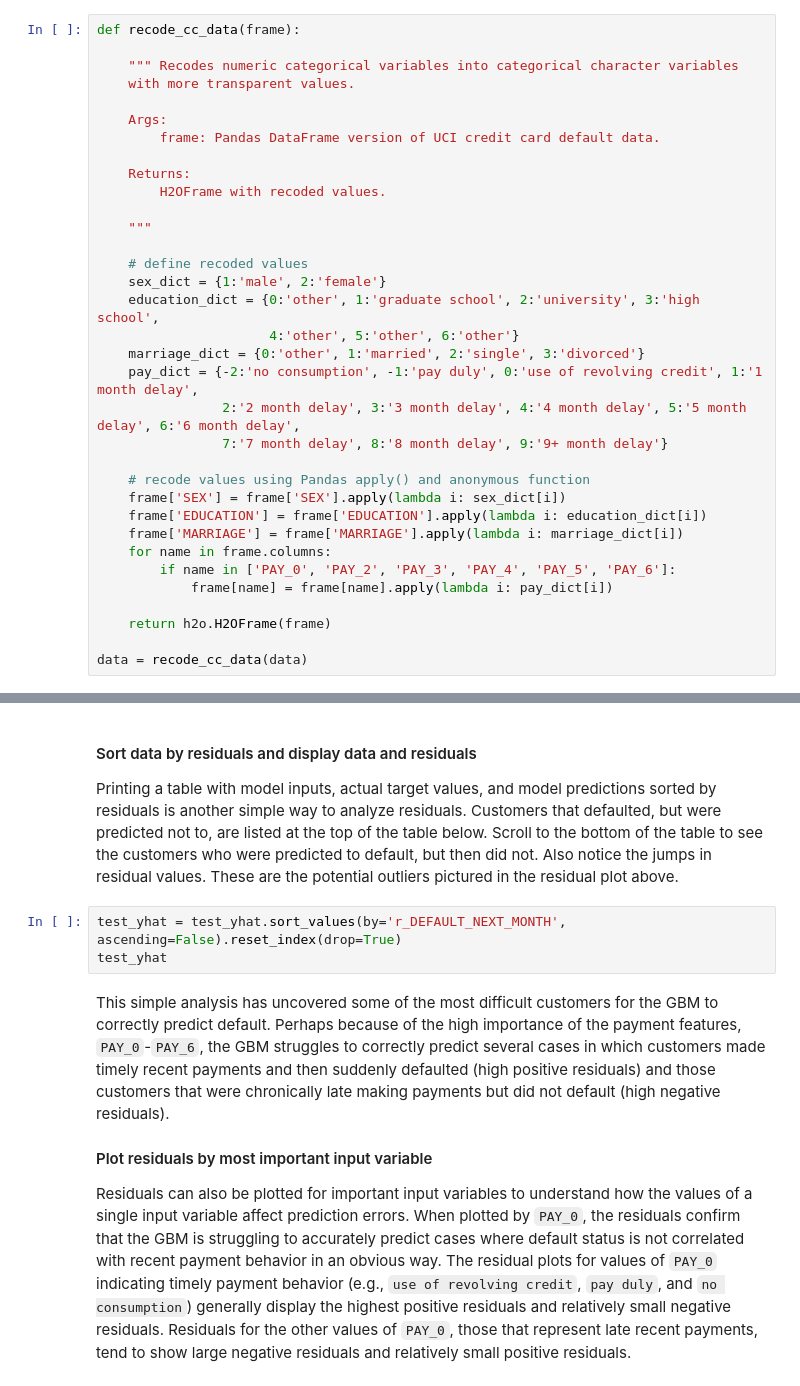
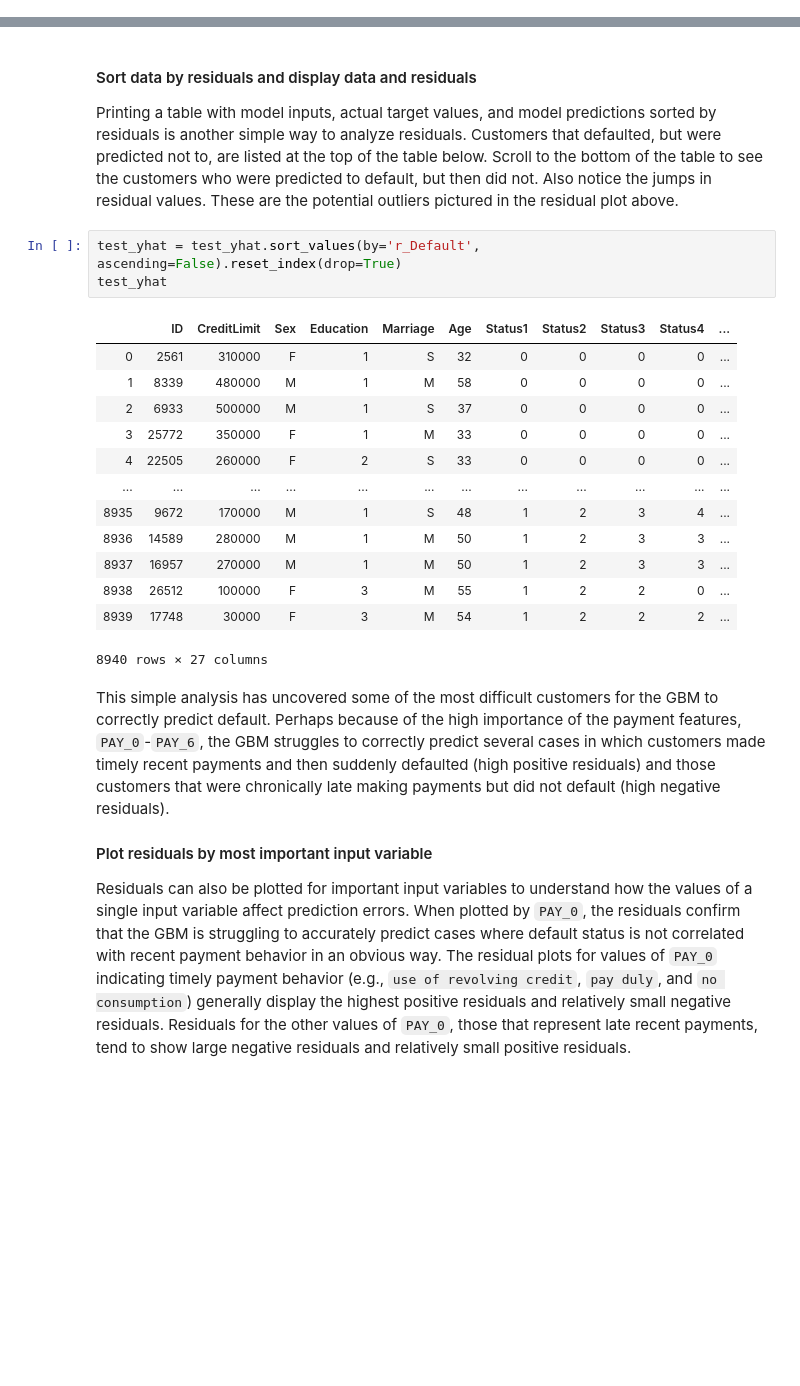
Before and after one commit to davidwhiting/aquarium_h2o3_sw, a Jupyter notebook: contents/develop/my_mli/resid_sens_analysis.ipynb, the cells around one changed output, grey strips where cells are left out. Drawn from its saved outputs; the diff is of its cells as text; blank space fills up the shorter version.

```diff
--- a/contents/develop/my_mli/resid_sens_analysis.ipynb
+++ b/contents/develop/my_mli/resid_sens_analysis.ipynb
@@ -109,36 +187,2 @@ This simple function maps longer, more understandable character string values fr
-# %%
-def recode_cc_data(frame):
-
-    """ Recodes numeric categorical variables into categorical character variables
-    with more transparent values.
-
-    Args:
-        frame: Pandas DataFrame version of UCI credit card default data.
-
-    Returns:
-        H2OFrame with recoded values.
-
-    """
-
-    # define recoded values
-    sex_dict = {1:'male', 2:'female'}
-    education_dict = {0:'other', 1:'graduate school', 2:'university', 3:'high school',
-                      4:'other', 5:'other', 6:'other'}
-    marriage_dict = {0:'other', 1:'married', 2:'single', 3:'divorced'}
-    pay_dict = {-2:'no consumption', -1:'pay duly', 0:'use of revolving credit', 1:'1 month delay',
-                2:'2 month delay', 3:'3 month delay', 4:'4 month delay', 5:'5 month delay', 6:'6 month delay',
-                7:'7 month delay', 8:'8 month delay', 9:'9+ month delay'}
-
-    # recode values using Pandas apply() and anonymous function
-    frame['SEX'] = frame['SEX'].apply(lambda i: sex_dict[i])
-    frame['EDUCATION'] = frame['EDUCATION'].apply(lambda i: education_dict[i])
-    frame['MARRIAGE'] = frame['MARRIAGE'].apply(lambda i: marriage_dict[i])
-    for name in frame.columns:
-        if name in ['PAY_0', 'PAY_2', 'PAY_3', 'PAY_4', 'PAY_5', 'PAY_6']:
-            frame[name] = frame[name].apply(lambda i: pay_dict[i])
-
-    return h2o.H2OFrame(frame)
-
-data = recode_cc_data(data)
 # %% [markdown]
 #### Ensure target is handled as a categorical variable
@@ -232,8 +316,22 @@ _ = ax_.legend(loc=1) # legend
 #### Sort data by residuals and display data and residuals
 Printing a table with model inputs, actual target values, and model predictions sorted by residuals is another simple way to analyze residuals. Customers that defaulted, but were predicted not to, are listed at the top of the table below. Scroll to the bottom of the table to see the customers who were predicted to default, but then did not. Also notice the jumps in residual values. These are the potential outliers pictured in the residual plot above.
 # %%
-test_yhat = test_yhat.sort_values(by='r_DEFAULT_NEXT_MONTH', ascending=False).reset_index(drop=True)
+test_yhat = test_yhat.sort_values(by='r_Default', ascending=False).reset_index(drop=True)
 test_yhat
+# %% [output]
+|  | ID | CreditLimit | Sex | Education | Marriage | Age | Status1 | Status2 | Status3 | Status4 | ... |
+| 0 | 2561 | 310000 | F | 1 | S | 32 | 0 | 0 | 0 | 0 | ... |
+| 1 | 8339 | 480000 | M | 1 | M | 58 | 0 | 0 | 0 | 0 | ... |
+| 2 | 6933 | 500000 | M | 1 | S | 37 | 0 | 0 | 0 | 0 | ... |
+| 3 | 25772 | 350000 | F | 1 | M | 33 | 0 | 0 | 0 | 0 | ... |
+| 4 | 22505 | 260000 | F | 2 | S | 33 | 0 | 0 | 0 | 0 | ... |
+| ... | ... | ... | ... | ... | ... | ... | ... | ... | ... | ... | ... |
+| 8935 | 9672 | 170000 | M | 1 | S | 48 | 1 | 2 | 3 | 4 | ... |
+| 8936 | 14589 | 280000 | M | 1 | M | 50 | 1 | 2 | 3 | 3 | ... |
+| 8937 | 16957 | 270000 | M | 1 | M | 50 | 1 | 2 | 3 | 3 | ... |
+| 8938 | 26512 | 100000 | F | 3 | M | 55 | 1 | 2 | 2 | 0 | ... |
+| 8939 | 17748 | 30000 | F | 3 | M | 54 | 1 | 2 | 2 | 2 | ... |
+8940 rows × 27 columns
 # %% [markdown]
 This simple analysis has uncovered some of the most difficult customers for the GBM to correctly predict default. Perhaps because of the high importance of the payment features, `PAY_0`-`PAY_6`, the GBM struggles to correctly predict several cases in which customers made timely recent payments and then suddenly defaulted (high positive residuals) and those customers that were chronically late making payments but did not default (high negative residuals).
 
```
Also changed, not shown: parts of 39 cells of this notebook.
